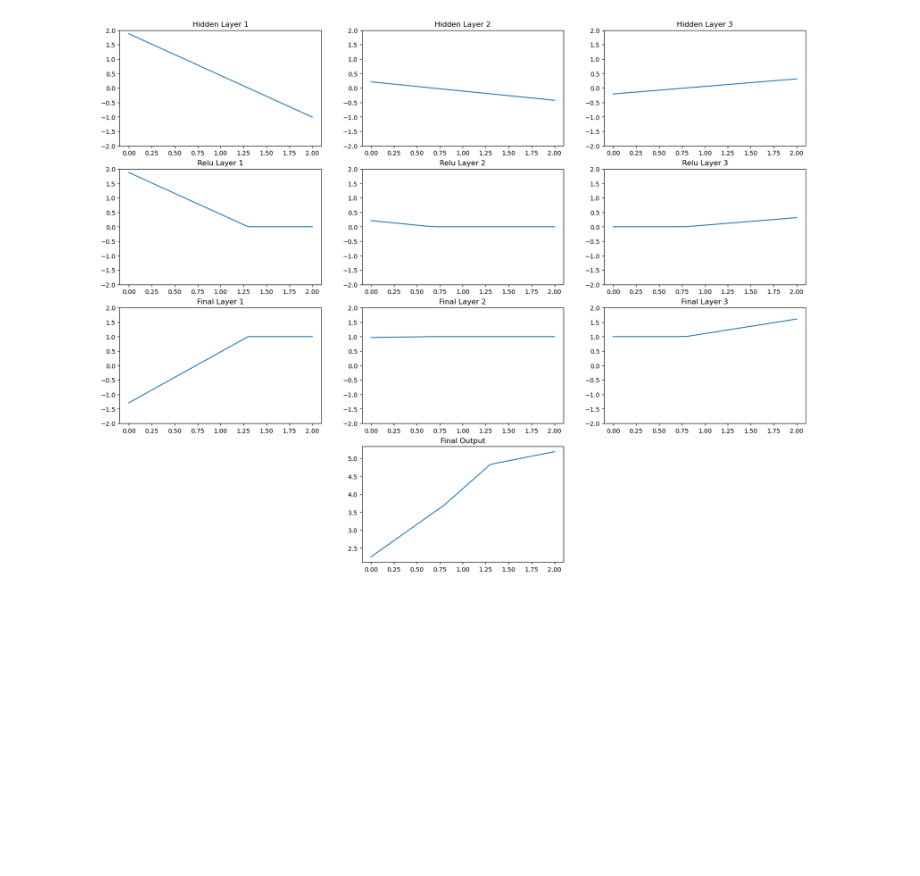
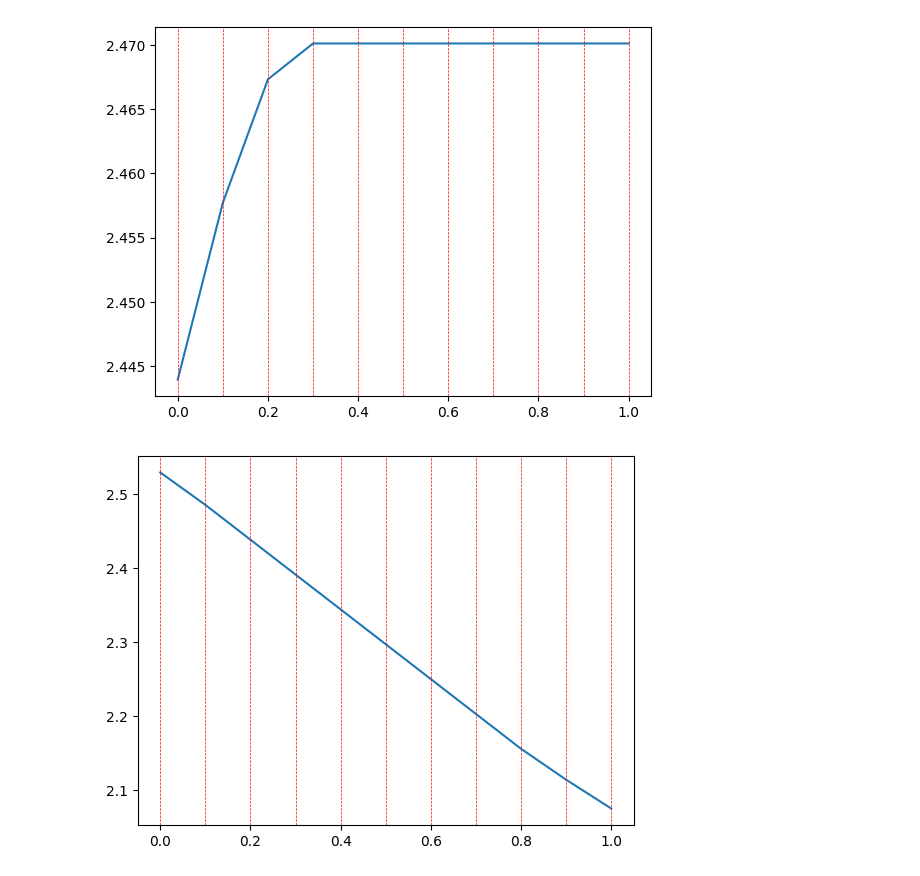
Before and after one commit to RobertoMav/UDDL, a Jupyter notebook: shallow_net.ipynb, the cells around one changed output. Cells and saved outputs as stored; diff of their text form; code cells hidden in the pictures; blank space fills up the shorter version.

```diff
--- a/shallow_net.ipynb
+++ b/shallow_net.ipynb
@@ -35,59 +105,0 @@ hidden_output, relu_hidden_output, final_output, final = net(x, 3)
-# %%
-def plot_all(x, hidden_output, relu_hidden_output, final_output, final):
-    # plotting all 10 graphs in one figure
-    plt.figure(figsize=(20, 40))
-
-    plt.subplot(10, 3, 1)
-    plt.plot(x, hidden_output[0])
-    plt.title('Hidden Layer 1')
-    plt.ylim(-2, 2)
-
-    plt.subplot(10, 3, 2)
-    plt.plot(x, hidden_output[1])
-    plt.title('Hidden Layer 2')
-    plt.ylim(-2, 2)
-
-    plt.subplot(10, 3, 3)
-    plt.plot(x, hidden_output[2])
-    plt.title('Hidden Layer 3')
-    plt.ylim(-2, 2)
-
-    plt.subplot(10, 3, 4)
-    plt.plot(x, relu_hidden_output[0])
-    plt.title('Relu Layer 1')
-    plt.ylim(-2, 2)
-
-    plt.subplot(10, 3, 5)
-    plt.plot(x, relu_hidden_output[1])
-    plt.title('Relu Layer 2')
-    plt.ylim(-2, 2)
-
-    plt.subplot(10, 3, 6)
-    plt.plot(x, relu_hidden_output[2])
-    plt.title('Relu Layer 3')
-    plt.ylim(-2, 2)
-
-    plt.subplot(10, 3, 7)
-    plt.plot(x, final_output[0])
-    plt.title('Final Layer 1')
-    plt.ylim(-2, 2)
-
-    plt.subplot(10, 3, 8)
-    plt.plot(x, final_output[1])
-    plt.title('Final Layer 2')
-    plt.ylim(-2, 2)
-
-    plt.subplot(10, 3, 9)
-    plt.plot(x, final_output[2])
-    plt.title('Final Layer 3')
-    plt.ylim(-2, 2)
-
-    plt.subplot(10, 3, 11)
-    plt.plot(x, final)
-    plt.title('Final Output')
-    plt.show()
-
-
-plot_all(x, hidden_output, relu_hidden_output, final_output, final)
-# %% [output]
-[figure, removed]
@@ -93,0 +123,20 @@ plot_all(x, hidden_output, relu_hidden_output, final_output, final)
+# %%
+# X = np.array([i/10 for i in range(21)])
+# out_1 = neural_net(X, 1, [10], ['relu'])
+# out_10 = neural_net(X, 10, [1 for _ in range(10)], ['relu' for _ in range(10)])
+
+uni_final = multi_net(X, 3, 2, 'relu')
+multi_final = multi_net(X, 6, 1, 'relu')
+
+plt.plot(X, uni_final)
+for x in np.arange(0, 1.1, 0.1):
+    plt.axvline(x=x, color='red', linestyle='--', linewidth=0.5)
+plt.show()
+
+plt.plot(X, multi_final)
+for x in np.arange(0, 1.1, 0.1):
+    plt.axvline(x=x, color='red', linestyle='--', linewidth=0.5)
+plt.show()
+# %% [output]
+[figure, added]
+[figure, added]
```
Also changed, not shown: parts of 3 cells of this notebook.
